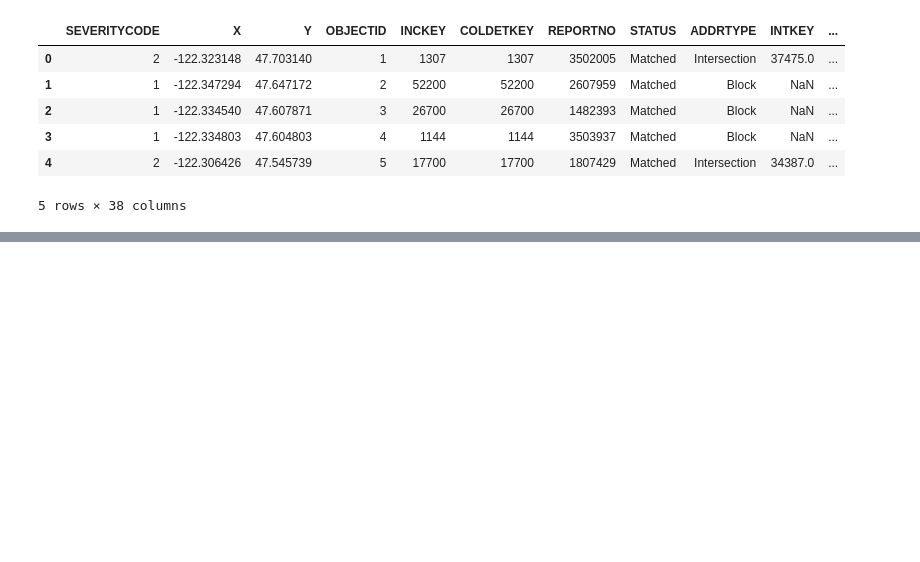
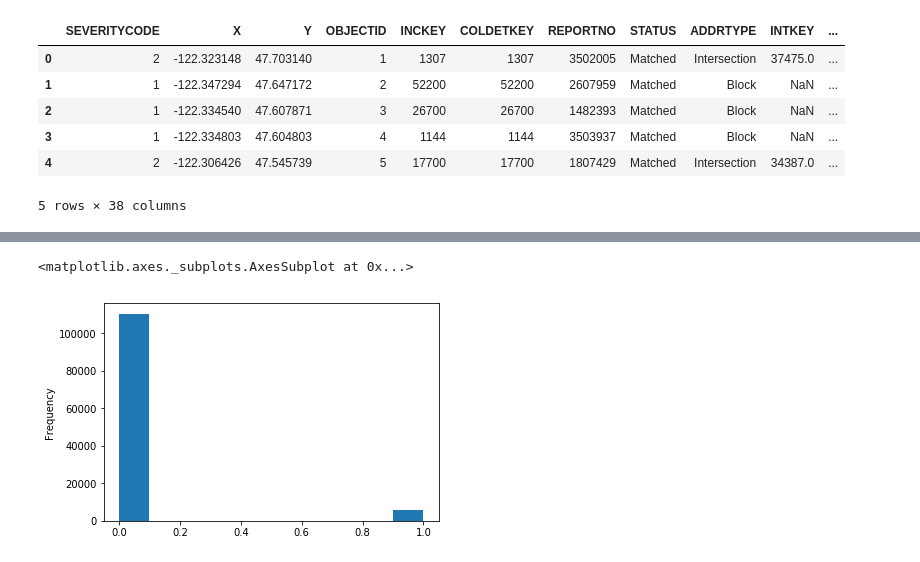
Before and after one commit to rwidomski/Coursera_Capstone, a Jupyter notebook: Data Science Capstone.ipynb, the cells around one changed output, grey strips where cells are left out. Saved outputs shown, nothing was run; the diff lists cells and outputs as text; code cells hidden in the pictures; blank space fills up the shorter version.

```diff
--- a/Data Science Capstone.ipynb
+++ b/Data Science Capstone.ipynb
@@ -24,0 +248,5 @@ x=df['SEVERITYCODE']
+# %%
+df_a['SPEEDING'].plot(kind='Hist')
+# %% [output]
+<matplotlib.axes._subplots.AxesSubplot at 0x...>
+[figure, added]
```
Also changed, not shown: parts of 49 cells of this notebook.
